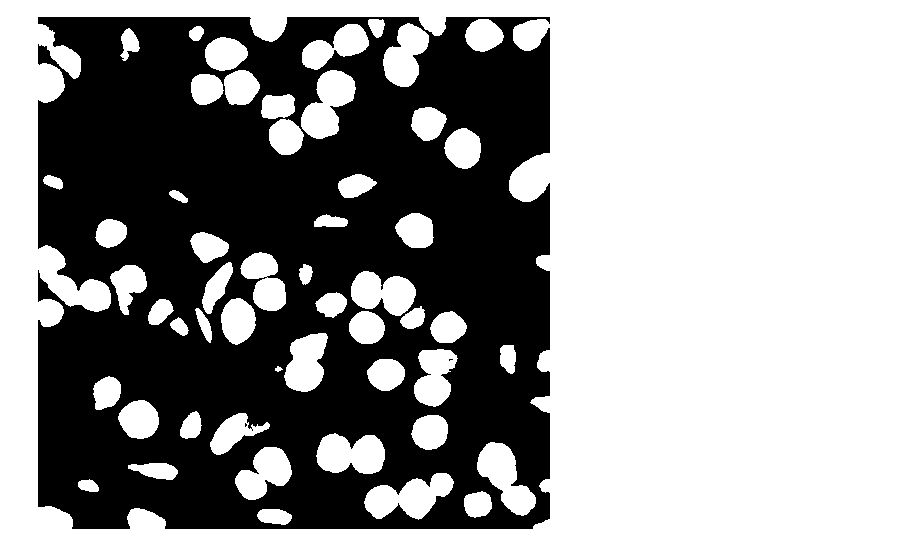
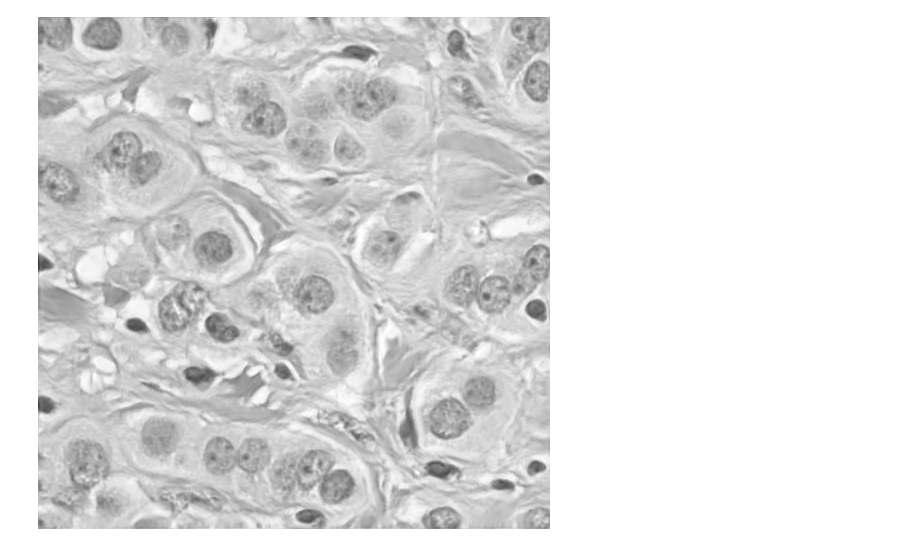
Before and after one commit to sccthomas/ECM3401_Individual_Project, a Jupyter notebook: sandbox.ipynb, the cells around one changed output. Cells and saved outputs as stored; diff of their text form; code cells hidden in the pictures.

```diff
--- a/sandbox.ipynb
+++ b/sandbox.ipynb
@@ -16,7 +16,6 @@ for mask_name in mask_names:
     x = torch.tensor(x, dtype=torch.float32).unsqueeze(0)
     save_tensor_as_image(x, os.path.join(dir, 'mask'), mask_name.strip('seed').replace('.mat',''))
 # %%
-from snow_dataset_2 import SnowDatasetSupervisedLearning, SnowDatasetSupervisedLearningAugmented
-from torchvision.transforms import ToPILImage
-dataset = SnowDatasetSupervisedLearningAugmented()
-img, mask = dataset[18208]
+from snow_dataset import SnowDataset
+from torchvision.transforms import ToPILImage, Normalize
+dataset = SnowDataset()
@@ -27,4 +22,4 @@ ToPILImage()(img)
-# %%
-ToPILImage()(mask)
-# %% [output]
-[figure, removed]
+# %%
+ToPILImage()(dataset[0][0]).convert('L')
+# %% [output]
+[figure, added]
```
Also changed, not shown: parts of 5 cells of this notebook, 15 other files.
